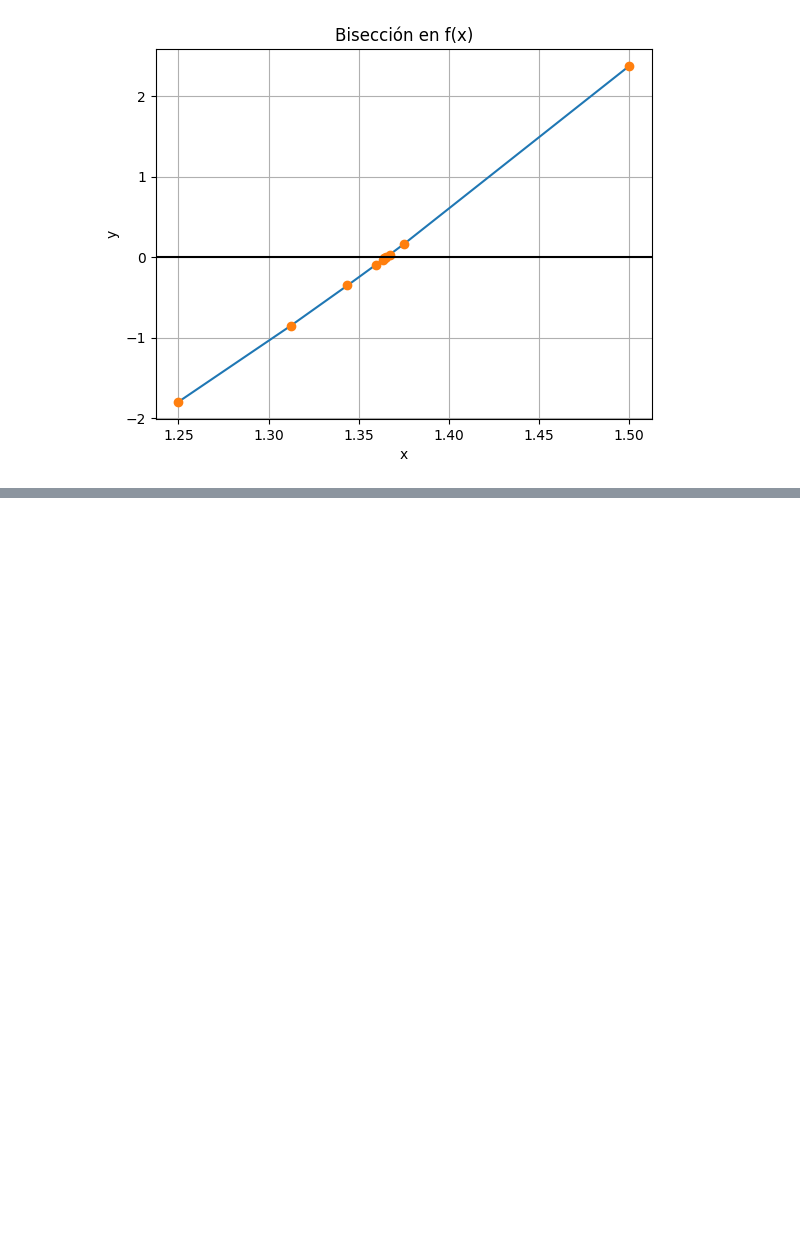
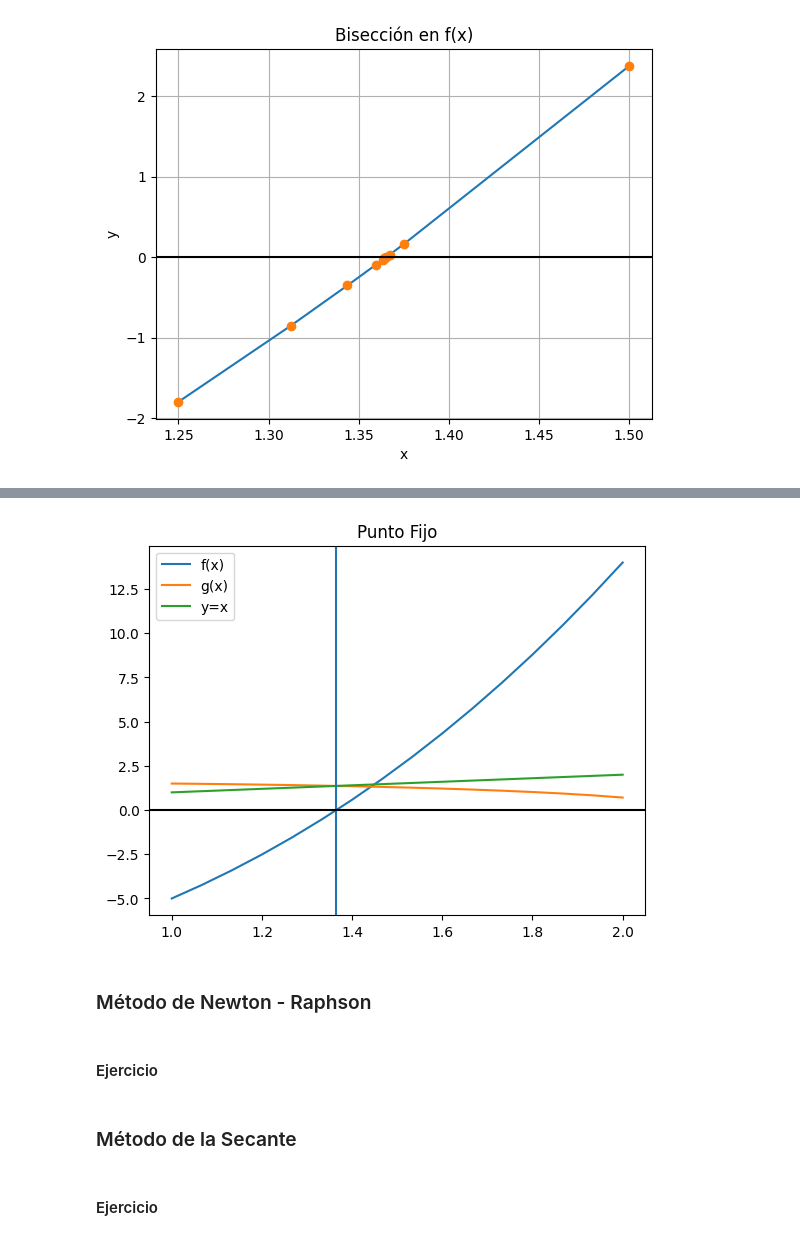
Before and after one commit to smaje99/numerical-methods-udla, a Jupyter notebook: raices de funciones.ipynb, the cells around one changed output, grey strips where cells are left out. Drawn from its saved outputs; the diff is of its cells as text; code cells hidden in the pictures; blank space fills up the shorter version.

Commit message:
🚧 Add fixed point method, table and chart

```diff
--- a/raices de funciones.ipynb
+++ b/raices de funciones.ipynb
@@ -91,0 +104,10 @@ plt.show()
+# %%
+def fixed_point(g_x, x0, error_total, table):
+    error = 1
+    x_a = sum(x0) / 2
+    while (error >= error_total):
+        x_i = g_x(x_a)
+        error = np.abs((x_i - x_a) / x_i)
+        table.append([x_a, x_i, error * 100])
+        x_a = x_i
+    return x_a
@@ -91,0 +129,5 @@ plt.show()
+# %%
+f_x = lambda x: 4 * x ** 2 + x ** 3 - 10
+g_x = lambda x: np.sqrt((10 - x ** 3) / 4)
+# %%
+root = fixed_point(g_x, [1, 2], 10e-6, table := [])
@@ -91,0 +138,2 @@ plt.show()
+# %%
+table = np.array(table)
@@ -91,0 +160,25 @@ plt.show()
+# %%
+xi = np.linspace(1, 2, len(table))
+fi = f_x(xi)
+gi = g_x(xi)
+yi = xi
+
+plt.plot(xi, fi, label='f(x)')
+plt.plot(xi ,gi, label='g(x)')
+plt.plot(xi, yi, label='y=x')
+plt.axvline(root)
+
+plt.axhline(0, color='k')
+plt.title('Punto Fijo')
+plt.legend()
+plt.show()
+# %% [output]
+[figure, added]
+# %% [markdown]
+### Método de Newton - Raphson
+# %% [markdown]
+#### Ejercicio
+# %% [markdown]
+### Método de la Secante
+# %% [markdown]
+#### Ejercicio
```
Also changed, not shown: parts of 13 cells of this notebook.
